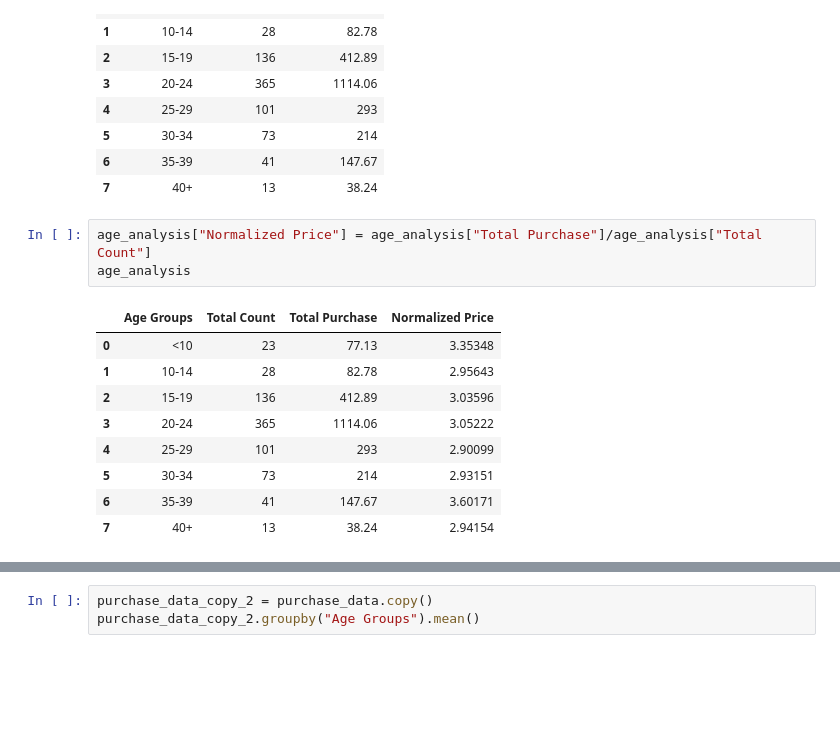
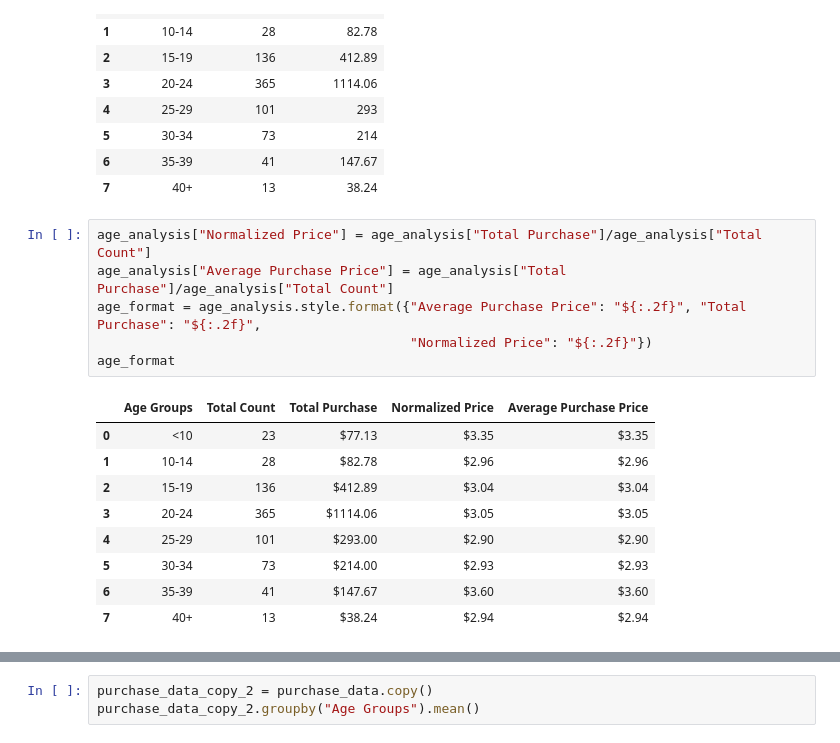
Before and after one commit to mayboli/Heroes-of-Pymoli, a Jupyter notebook: HeroesOfPymoli_starter.ipynb, the cells around one changed output, grey strips where cells are left out. Cells and saved outputs as stored; diff of their text form; blank space fills up the shorter version.

```diff
--- a/HeroesOfPymoli_starter.ipynb
+++ b/HeroesOfPymoli_starter.ipynb
@@ -372,14 +425,17 @@ age_analysis
 | 7 | 40+ | 13 | 38.24 |
 # %%
 age_analysis["Normalized Price"] = age_analysis["Total Purchase"]/age_analysis["Total Count"]
-age_analysis
+age_analysis["Average Purchase Price"] = age_analysis["Total Purchase"]/age_analysis["Total Count"]
+age_format = age_analysis.style.format({"Average Purchase Price": "${:.2f}", "Total Purchase": "${:.2f}",
+                                        "Normalized Price": "${:.2f}"})
+age_format
 # %% [output]
-|  | Age Groups | Total Count | Total Purchase | Normalized Price |
-| 0 | <10 | 23 | 77.13 | 3.35348 |
-| 1 | 10-14 | 28 | 82.78 | 2.95643 |
-| 2 | 15-19 | 136 | 412.89 | 3.03596 |
-| 3 | 20-24 | 365 | 1114.06 | 3.05222 |
-| 4 | 25-29 | 101 | 293 | 2.90099 |
-| 5 | 30-34 | 73 | 214 | 2.93151 |
-| 6 | 35-39 | 41 | 147.67 | 3.60171 |
-| 7 | 40+ | 13 | 38.24 | 2.94154 |
+|  | Age Groups | Total Count | Total Purchase | Normalized Price | Average Purchase Price |
+| 0 | <10 | 23 | $77.13 | $3.35 | $3.35 |
+| 1 | 10-14 | 28 | $82.78 | $2.96 | $2.96 |
+| 2 | 15-19 | 136 | $412.89 | $3.04 | $3.04 |
+| 3 | 20-24 | 365 | $1114.06 | $3.05 | $3.05 |
+| 4 | 25-29 | 101 | $293.00 | $2.90 | $2.90 |
+| 5 | 30-34 | 73 | $214.00 | $2.93 | $2.93 |
+| 6 | 35-39 | 41 | $147.67 | $3.60 | $3.60 |
+| 7 | 40+ | 13 | $38.24 | $2.94 | $2.94 |
```
Also changed, not shown: parts of 20 cells of this notebook, 4 other files.
